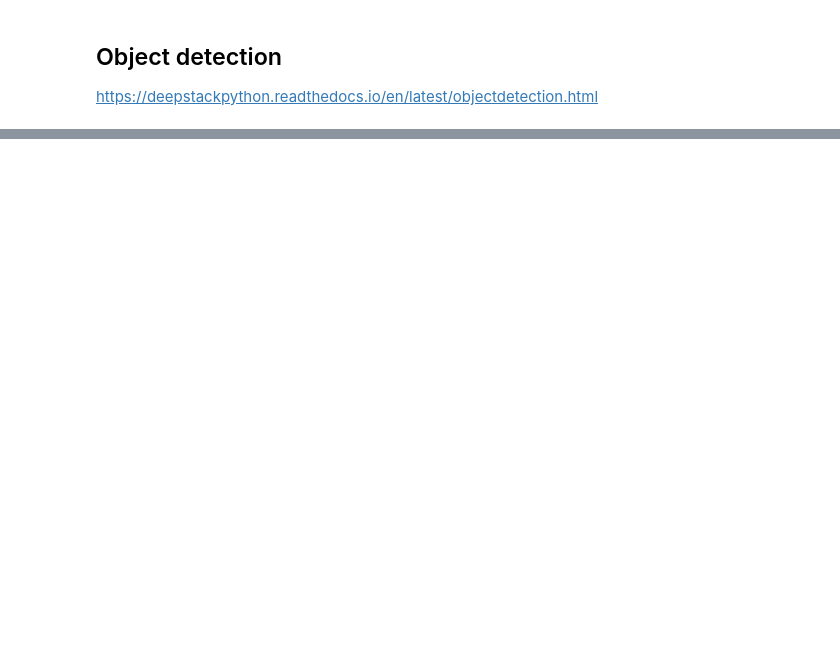
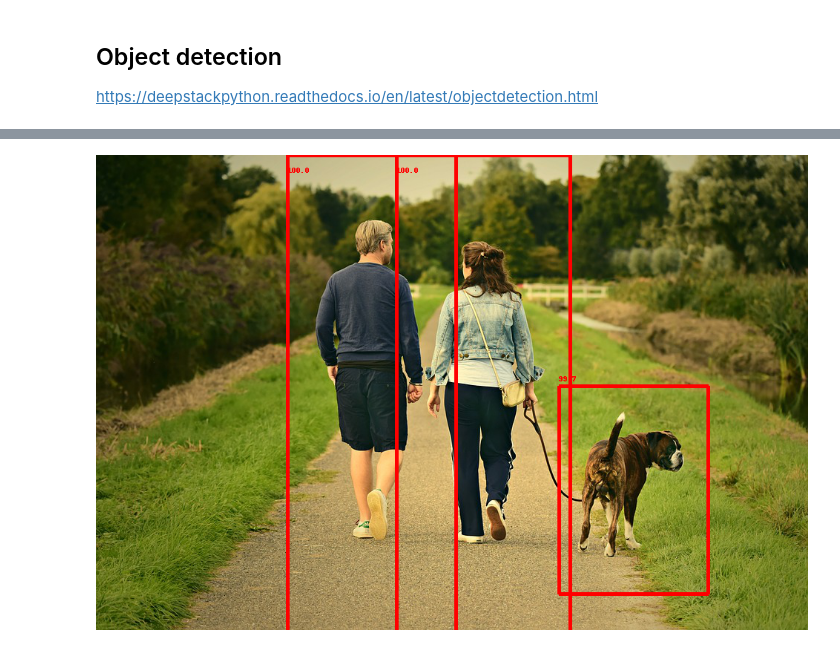
Before and after one commit to robmarkcole/Useful-python, a Jupyter notebook: Deepstack/Deepstack getting started.ipynb, the cells around one changed output, grey strips where cells are left out. Cells and saved outputs as stored; diff of their text form; code cells hidden in the pictures; blank space fills up the shorter version.

```diff
--- a/Deepstack/Deepstack getting started.ipynb
+++ b/Deepstack/Deepstack getting started.ipynb
@@ -35,12 +82,10 @@ print(requests.post(f"http://{IP_ADDR}:{PORT}/v1/vision/face",files={"image":ima
 https://deepstackpython.readthedocs.io/en/latest/objectdetection.html
 # %%
 %%time
-image_data = open("test-image3.jpg","rb").read()
+img_file_test = "test-image3.jpg"
+image_data = open(img_file_test,"rb").read()
+response = requests.post(f"http://{IP_ADDR}:{PORT}/v1/vision/detection",files={"image":image_data})
 
-response = requests.post("http://localhost:80/v1/vision/detection",files={"image":image_data}).json()
-
-for object in response["predictions"]:
-    print(object["label"])
-
-print(response)
+predictions = response.json()['predictions']
+predictions
 # %% [output]
@@ -71,0 +112,11 @@ for object in response["predictions"]:
+# %%
+image = Image.open(img_file_test)
+draw = ImageDraw.Draw(image)
+
+for prediction in predictions:
+    prediction_confidence = format_confidence(prediction['confidence'])
+    draw_box(draw, prediction, str(prediction_confidence))
+
+display(image)
+# %% [output]
+[figure, added]
```
Also changed, not shown: parts of 18 cells of this notebook, 6 other files.
